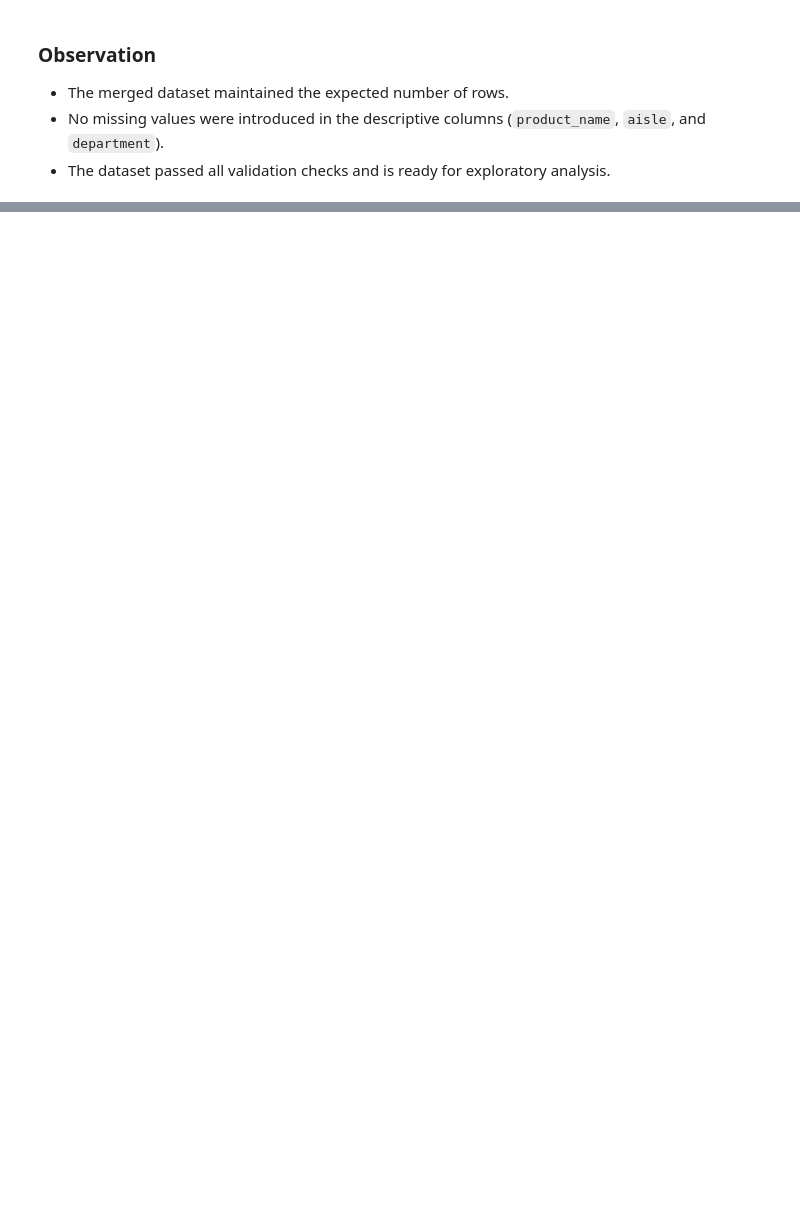
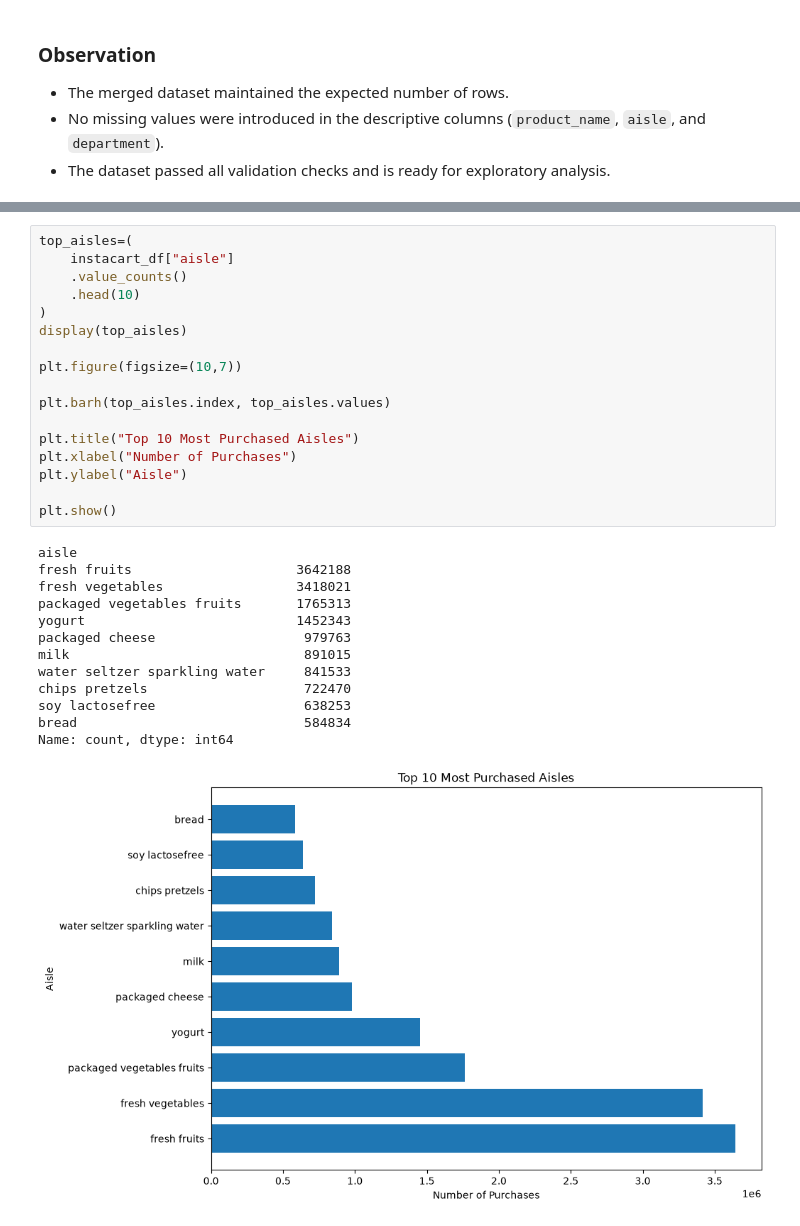
Before and after one commit to Shub305/instacart-market-basket-analysis, a Jupyter notebook: notebooks/instacart_market_basket_analysis.ipynb, the cells around one changed output, grey strips where cells are left out. Drawn from its saved outputs; the diff is of its cells as text; blank space fills up the shorter version.

```diff
--- a/notebooks/instacart_market_basket_analysis.ipynb
+++ b/notebooks/instacart_market_basket_analysis.ipynb
@@ -437,0 +823,31 @@ print(instacart_df[
+# %%
+top_aisles=(
+    instacart_df["aisle"]
+    .value_counts()
+    .head(10)
+)
+display(top_aisles)
+
+plt.figure(figsize=(10,7))
+
+plt.barh(top_aisles.index, top_aisles.values)
+
+plt.title("Top 10 Most Purchased Aisles")
+plt.xlabel("Number of Purchases")
+plt.ylabel("Aisle")
+
+plt.show()
+# %% [output]
+aisle
+fresh fruits                     3642188
+fresh vegetables                 3418021
+packaged vegetables fruits       1765313
+yogurt                           1452343
+packaged cheese                   979763
+milk                              891015
+water seltzer sparkling water     841533
+chips pretzels                    722470
+soy lactosefree                   638253
+bread                             584834
+Name: count, dtype: int64
+[figure, added]
```
Also changed, not shown: parts of 47 cells of this notebook.
